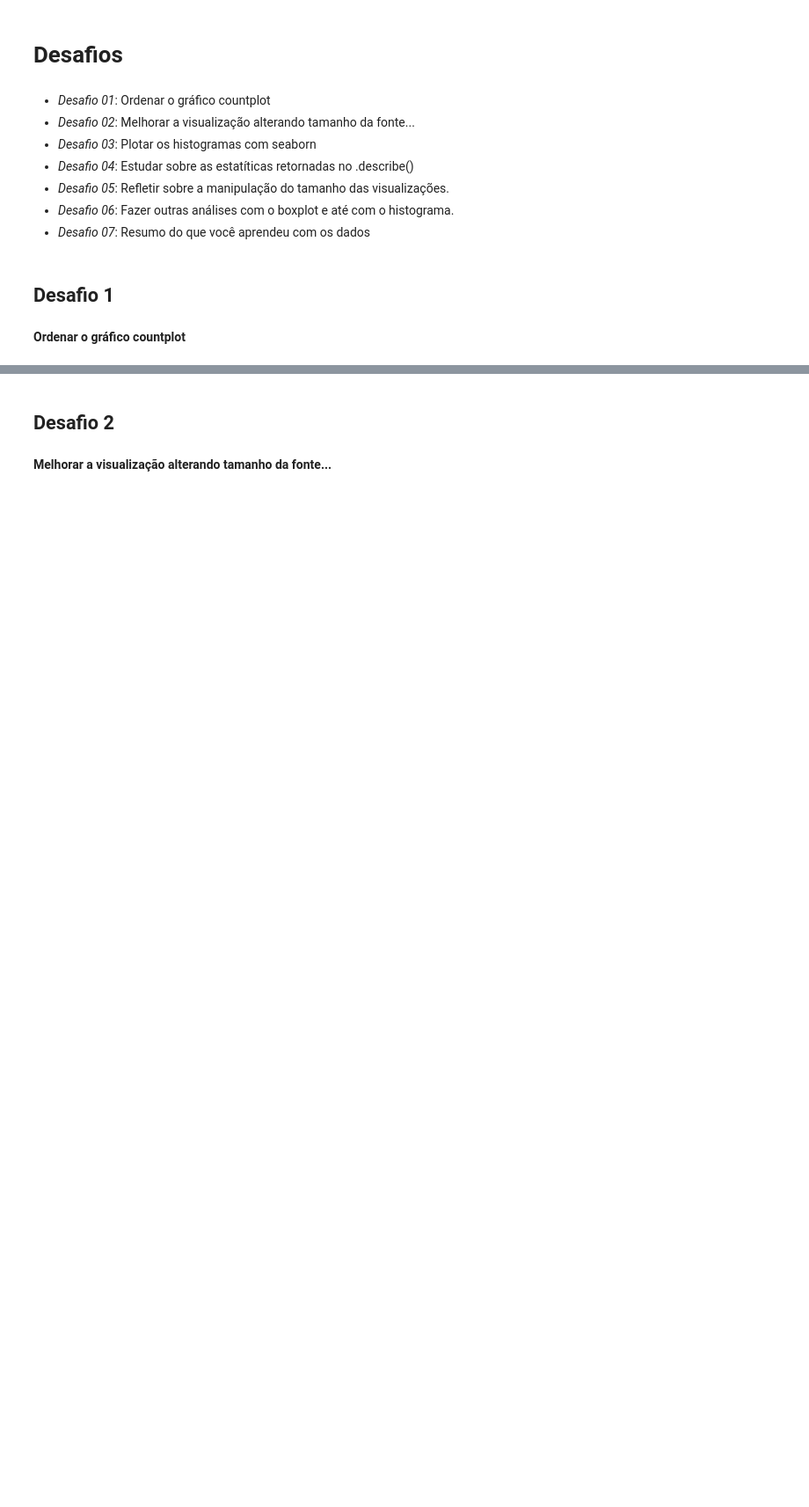
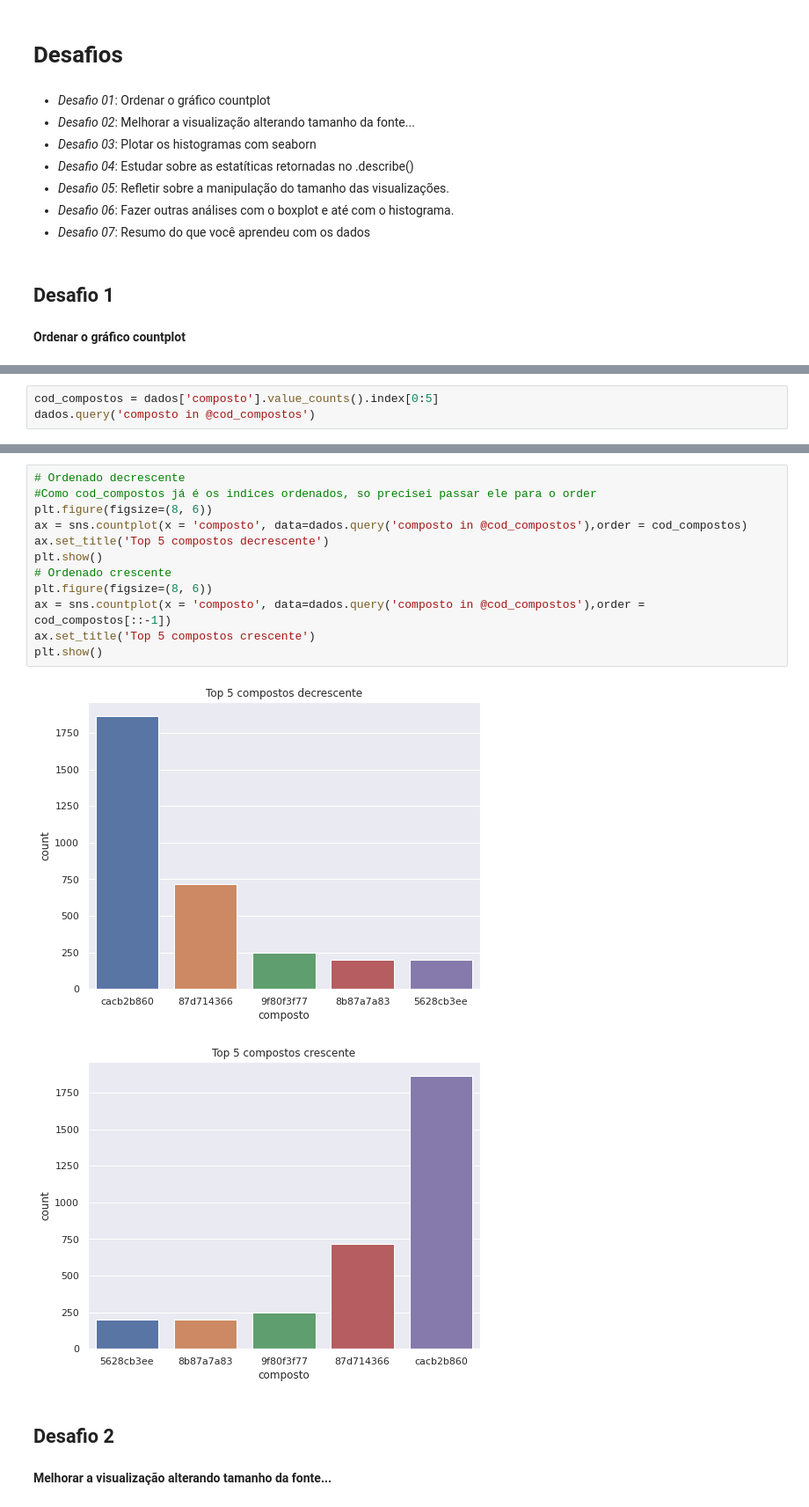
Before and after one commit to LincolnVS/ImersaoDadosAlura, a Jupyter notebook: Aula_02_Desafios.ipynb, the cells around one changed output, grey strips where cells are left out. Shown at 88% size. Cells and saved outputs as stored; diff of their text form; blank space fills up the shorter version.

```diff
--- a/Aula_02_Desafios.ipynb
+++ b/Aula_02_Desafios.ipynb
@@ -35,0 +42,3 @@ dados = pd.read_csv(url_dados, compression = 'zip')
+# %%
+cod_compostos = dados['composto'].value_counts().index[0:5]
+dados.query('composto in @cod_compostos')
@@ -36,3 +67,18 @@ dados = pd.read_csv(url_dados, compression = 'zip')
+# %%
+# Ordenado decrescente
+#Como cod_compostos já é os indices ordenados, so precisei passar ele para o order
+plt.figure(figsize=(8, 6))
+ax = sns.countplot(x = 'composto', data=dados.query('composto in @cod_compostos'),order = cod_compostos)
+ax.set_title('Top 5 compostos decrescente')
+plt.show()
+# Ordenado crescente
+plt.figure(figsize=(8, 6))
+ax = sns.countplot(x = 'composto', data=dados.query('composto in @cod_compostos'),order = cod_compostos[::-1])
+ax.set_title('Top 5 compostos crescente')
+plt.show()
+# %% [output]
+[figure, added]
+[figure, added]
 # %% [markdown]
 ## Desafio 2
 # %% [markdown]
```
Also changed, not shown: parts of 12 cells of this notebook.
